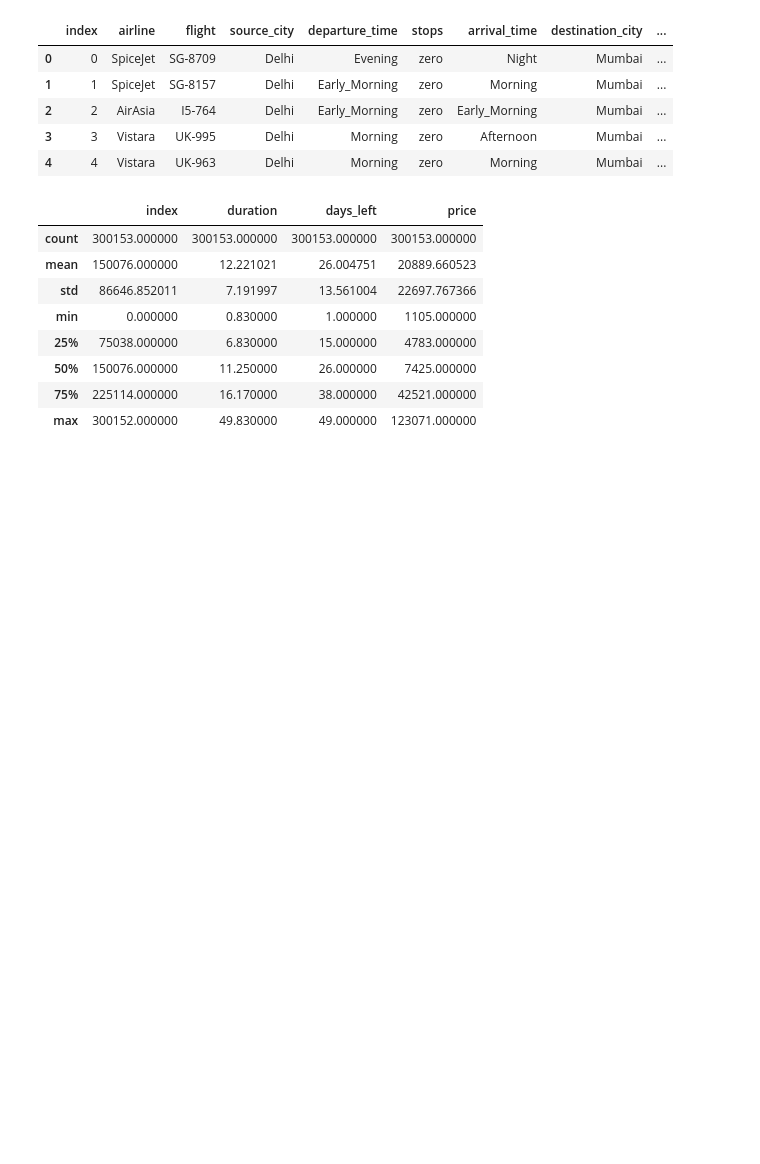
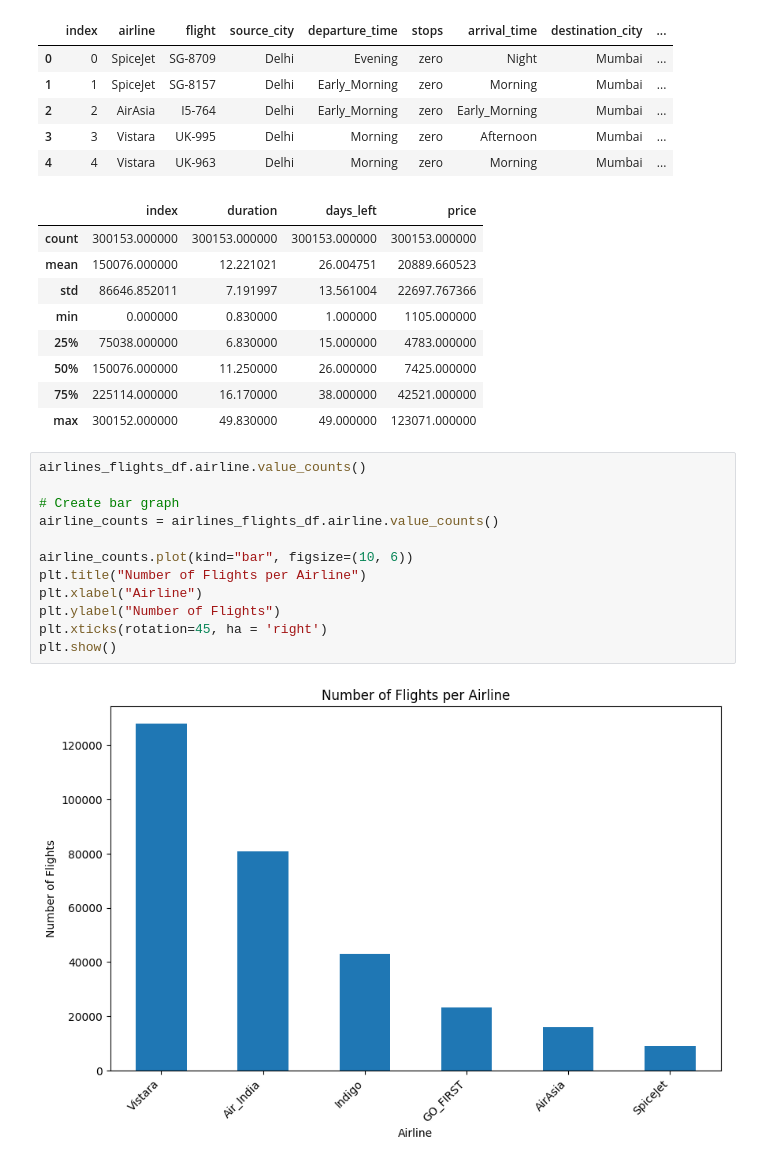
Before and after one commit to build-summer-2025/async-final-project-purple-Eric, a Jupyter notebook: final_project_example.ipynb, the cells around one changed output. Saved outputs shown, nothing was run; the diff lists cells and outputs as text; blank space fills up the shorter version.

```diff
--- a/final_project_example.ipynb
+++ b/final_project_example.ipynb
@@ -28,3 +28,17 @@ airlines_flights_df.describe()
 | 50% | 150076.000000 | 11.250000 | 26.000000 | 7425.000000 |
 | 75% | 225114.000000 | 16.170000 | 38.000000 | 42521.000000 |
 | max | 300152.000000 | 49.830000 | 49.000000 | 123071.000000 |
+# %%
+airlines_flights_df.airline.value_counts()
+
+# Create bar graph
+airline_counts = airlines_flights_df.airline.value_counts()
+
+airline_counts.plot(kind="bar", figsize=(10, 6))
+plt.title("Number of Flights per Airline")
+plt.xlabel("Airline")
+plt.ylabel("Number of Flights")
+plt.xticks(rotation=45, ha = 'right')
+plt.show()
+# %% [output]
+[figure, added]
```
Also changed, not shown: parts of 2 cells of this notebook, 2 other files.
